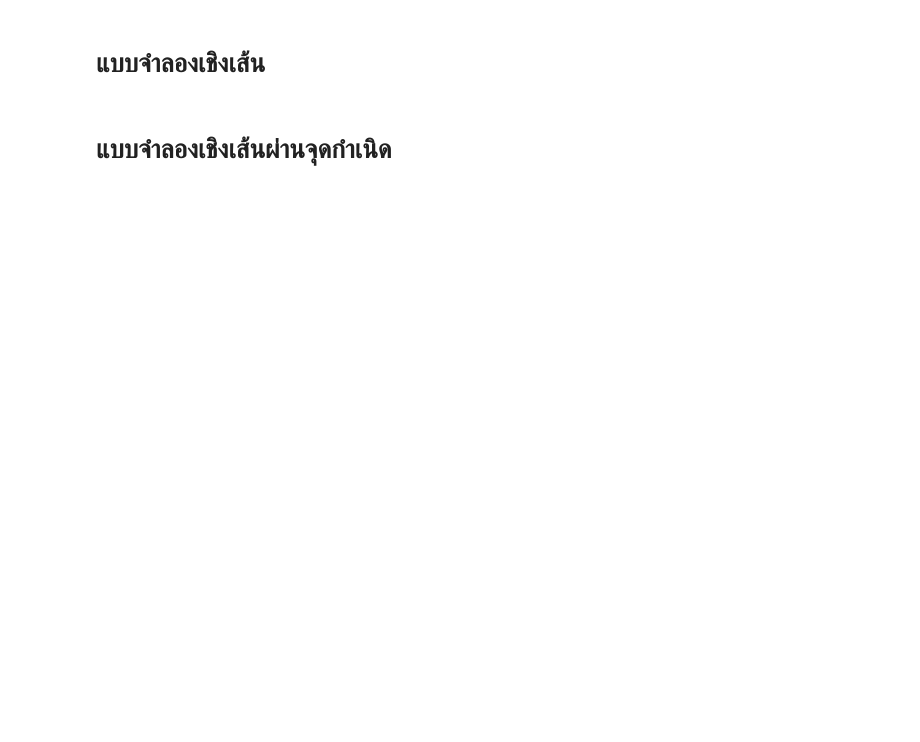
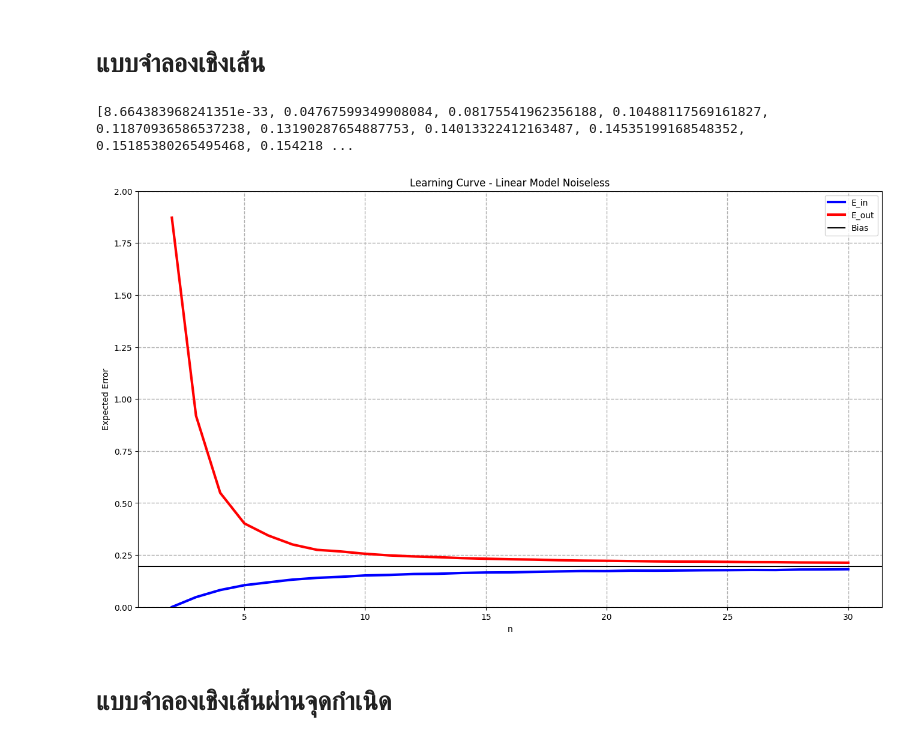
Before and after one commit to JedsadaSrijunpoe/Machine-Learning, a Jupyter notebook: Generalization_simulation.ipynb, the cells around one changed output. Cells and saved outputs as stored; diff of their text form; code cells hidden in the pictures; blank space fills up the shorter version.

```diff
--- a/Generalization_simulation.ipynb
+++ b/Generalization_simulation.ipynb
@@ -420,10 +572,10 @@ print(E_in_constant_no_noise)
 # %% [markdown]
 # แบบจำลองเชิงเส้น
 # %%
-model_count = 5000
+model_count = 1000
 E_in_linear_no_noise = []
 E_out_linear_no_noise = []
-for n in range(2,21):
+for n in range(2,31):
     slope_sample = []
     intercept_sample = []
     x_positions = []
@@ -436,29 +588,31 @@ for n in range(2,21):
         y_positions.append(y_sample)
     slope_avg = float(np.average(slope_sample))
     intercept_avg = float(np.average(intercept_sample))
-    var = var_linear_model(slope_sample, intercept_sample, slope_avg, intercept_avg)
+    var = np.average(var_linear_model(slope_sample, intercept_sample, slope_avg, intercept_avg)[0])
     bias = bias_linear_model_sin(slope_avg, intercept_avg)
     E_out_linear_no_noise.append(var+bias)
     E_in_linear_no_noise.append(E_in(slope_sample,intercept_sample,x_positions,y_positions))
 # %%
-n = list(range(2,21))
-plt.figure(figsize=(10,6))
+n = list(range(2,31))
+plt.figure(figsize=(16,9))
 plt.ylim(0,2)
 plt.grid(linestyle='--', linewidth=1)
 
 plt.title("Learning Curve - Linear Model Noiseless")
 plt.xlabel("n")
 plt.ylabel("Expected Error")
 
 plt.plot(n, E_in_linear_no_noise, '-', color='b', linewidth=3, label='E_in')
 plt.plot(n, E_out_linear_no_noise, '-', color='r', linewidth=3, label='E_out')
 
-E_avg = (E_in_linear_no_noise[-1]+E_out_linear_no_noise[-1])/2
-plt.axhline(y = E_avg, color = 'k', linestyle = '-')
+plt.axhline(y = bias, color = 'k', linestyle = '-', label='Bias')
 
 plt.legend()
 
 print(E_in_linear_no_noise)
+# %% [output]
+[8.664383968241351e-33, 0.04767599349908084, 0.08175541962356188, 0.10488117569161827, 0.11870936586537238, 0.13190287654887753, 0.14013322412163487, 0.14535199168548352, 0.15185380265495468, 0.154218 ...
+[figure, added]
 # %% [markdown]
 # แบบจำลองเชิงเส้นผ่านจุดกำเนิด
 # %%
```
Also changed, not shown: parts of 43 cells of this notebook.
